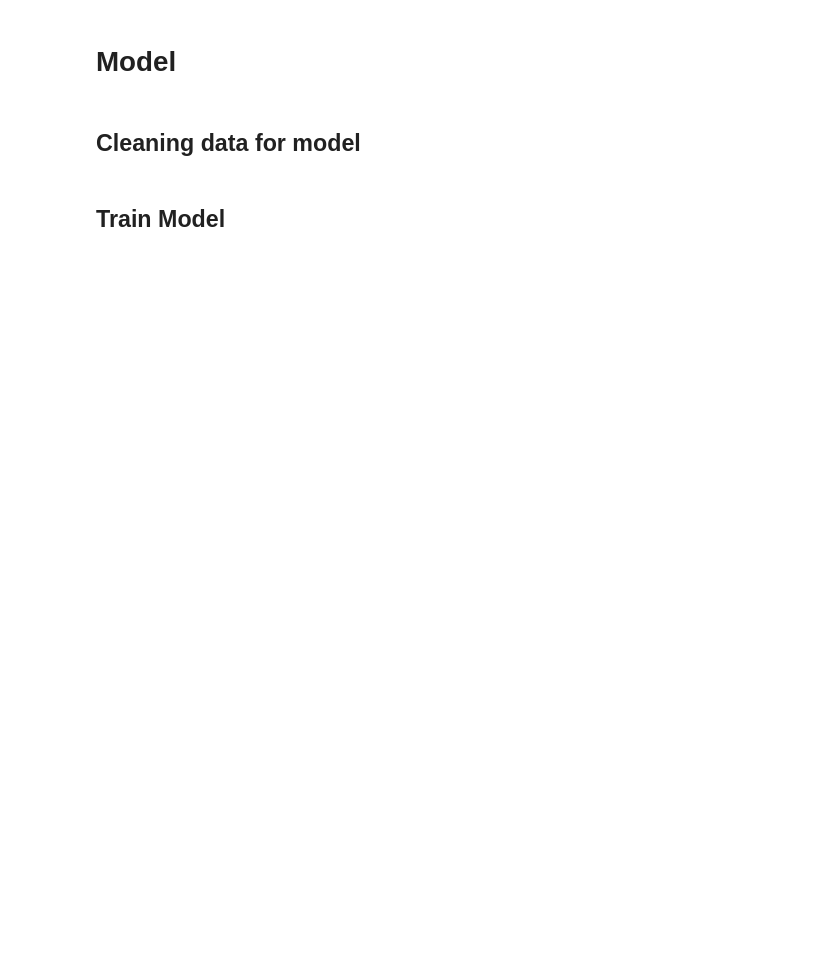
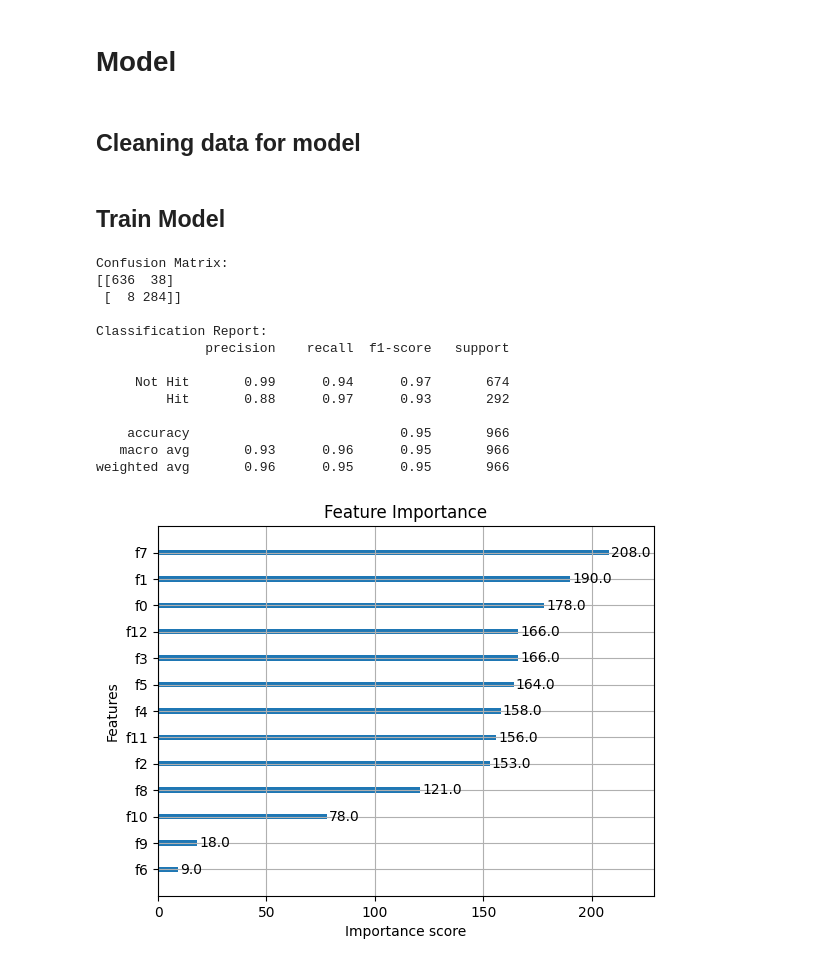
Before and after one commit to TonyJ3/AI-Society-S7, a Jupyter notebook: Top Hit Songs/top_hit_song_prediction.ipynb, the cells around one changed output. Drawn from its saved outputs; the diff is of its cells as text; code cells hidden in the pictures; blank space fills up the shorter version.

```diff
--- a/Top Hit Songs/top_hit_song_prediction.ipynb
+++ b/Top Hit Songs/top_hit_song_prediction.ipynb
@@ -536,57 +359,55 @@ plt.show()
 combined_popularity_df = pd.concat([high_song_popularity, low_song_popularity], ignore_index=True)
 
 # Create "hit" column from "track_popularity" for 1 and 0 input. If populartiy is lower than 70 it's 0 and higher it's 1
-combined_popularity_df['hit'] = combined_popularity['track_popularity'].apply(lambda x: 1 if x >= 70 else 0)
+combined_popularity_df['hit'] = combined_popularity_df['track_popularity'].apply(lambda x: 1 if x >= 70 else 0)
+
+# Drop non-numeric or irrelevant columns
+columns_to_drop = ['track_name', 'track_artist', 'id', 'track_popularity', 'track_album_release_date',
+                    'playlist_genre', 'playlist_subgenre']
 
 # Drop useless columns for the model
-combined_popularity_df = combined_popularity_df.drop(columns=['track_name', 'track_artist', 'id', 'track_popularity', 'track_album_release_date',
-                                                               'release_date', 'release_year', 'popularity_label', 'playlist_genre', 'playlist_subgenre'])
+combined_popularity_df = combined_popularity_df.drop(columns_to_drop)
 # %% [markdown]
 ## Train Model
 # %%
 # Split feature and target
 X = combined_popularity_df.drop('hit', axis=1) # Audio features only
 y = combined_popularity_df['hit'] # This is the target which conatains the answer sheet with hit 0 means no hit and 1 means hit
 
-#print(X.sum())
-
-# Test
-#y.name = 'target'
-#combined_popularity_df = pd.concat([X, y], axis= 1)
-#correlation = combined_popularity_df.corr()
-#print(correlation['target'].sort_values(ascending=False))
+# Normalize the feature
+scaler = StandardScaler()
+X_scaled = scaler.fit_transform(X)
 
 # Split data
-X_train, X_test, y_train, y_test = train_test_split(X, y, test_size=0.2, random_state=42)
-
-# Test
-#scaler = StandardScaler()
-#X_train_scaled = scaler.fit_transform(X_train)
-#X_test_scaled = scaler.transform(X_test)
-
-# Check for overlapping rows
-X_train_df = X_train.copy()
-X_test_df = X_test.copy()
-
-X_train_df['is_train'] = True
-X_test_df['is_train'] = False
-
-#combined_split = pd.concat([X_train_df, X_test_df])
-#combined_split = combined_split.drop_duplicates(keep=False)
-
-# Rebuild X and y without overlaps
-#X_clean = combined_split.drop(columns=['is_train'])
-#y_clean = y.loc[X_clean.index]
-
-#overlap = pd.merge(X_train_df, X_test_df, how='inner')
-#print(f"Overlapping rows between train and test sets: {len(overlap)}")
-
+X_train, X_test, y_train, y_test = train_test_split(X_scaled, y, test_size=0.2, random_state=42, stratify=y)
 
 # Train model
-#model = XGBClassifier(use_label_encoder=False, eval_metric="logloss")
-#model.fit(X_train, y_train)
+model = XGBClassifier(eval_metric="logloss")
+model.fit(X_train, y_train)
 
 # Predict and evalute
-#y_pred = model.predict(X_test)
-#print(confusion_matrix(y_test, y_pred))
-#print(classification_report(y_test, y_pred))
+y_pred = model.predict(X_test)
+print("Confusion Matrix:")
+print(confusion_matrix(y_test, y_pred))
+
+print("\nClassification Report:")
+print(classification_report(y_test, y_pred, target_names=["Not Hit", "Hit"]))
+
+xgb.plot_importance(model)
+plt.title("Feature Importance")
+plt.show()
+# %% [output]
+Confusion Matrix:
+[[636  38]
+ [  8 284]]
+
+Classification Report:
+              precision    recall  f1-score   support
+
+     Not Hit       0.99      0.94      0.97       674
+         Hit       0.88      0.97      0.93       292
+
+    accuracy                           0.95       966
+   macro avg       0.93      0.96      0.95       966
+weighted avg       0.96      0.95      0.95       966
+[figure, added]
```
Also changed, not shown: parts of 15 cells of this notebook.
